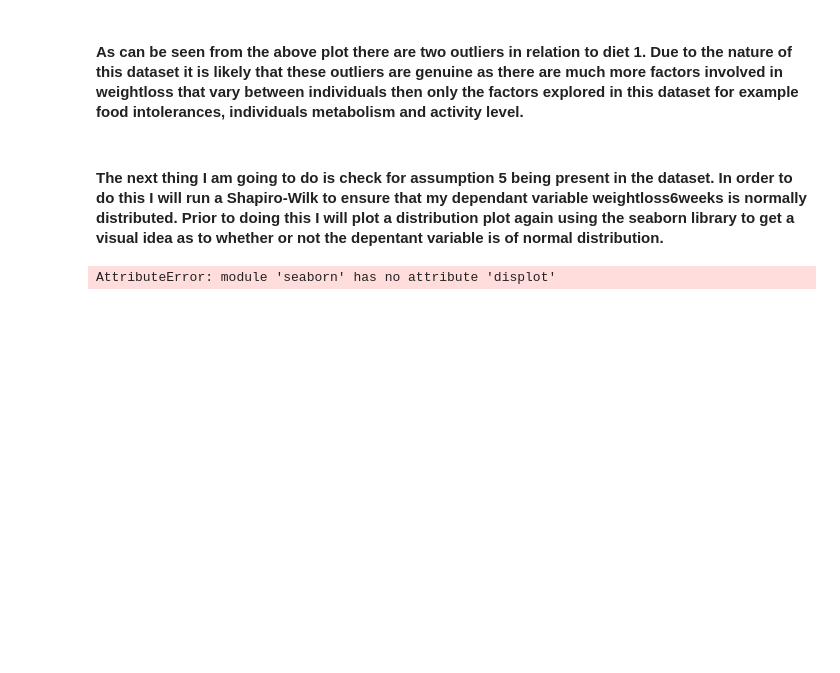
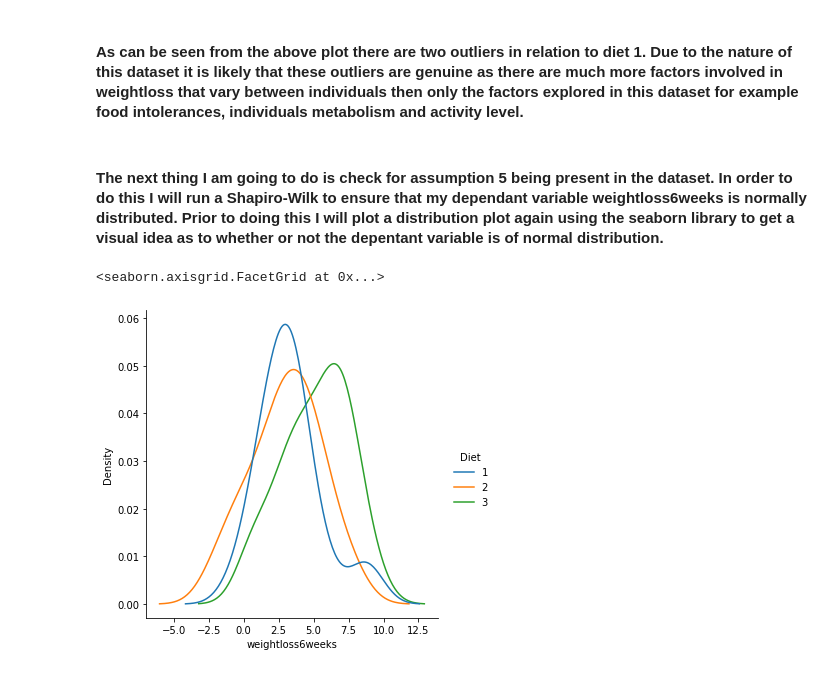
Before and after one commit to Aarondon1993/Machine-Learning-and-Statistics, a Jupyter notebook: scipy-stats.ipynb, the cells around one changed output. Saved outputs shown, nothing was run; the diff lists cells and outputs as text; code cells hidden in the pictures; blank space fills up the shorter version.

Commit message:
Added displot to ANOVA

```diff
--- a/scipy-stats.ipynb
+++ b/scipy-stats.ipynb
@@ -87,6 +86,7 @@ sns.boxplot(dependant, independant)
 # %% [markdown]
 #### The next thing I am going to do is check for assumption 5 being present in the dataset. In order to do this I will run a Shapiro-Wilk to ensure that my dependant variable weightloss6weeks is normally distributed. Prior to doing this I will plot a distribution plot again using the seaborn library to get a visual idea as to whether or not the depentant variable is of normal distribution.
 # %%
-sns.displot(dependant, hue="Diet")
+sns.displot(x=dependant, hue=independant, kind="kde")
 # %% [output]
-AttributeError: module 'seaborn' has no attribute 'displot'
+<seaborn.axisgrid.FacetGrid at 0x...>
+[figure, added]
```
Also changed, not shown: parts of 2 cells of this notebook.
